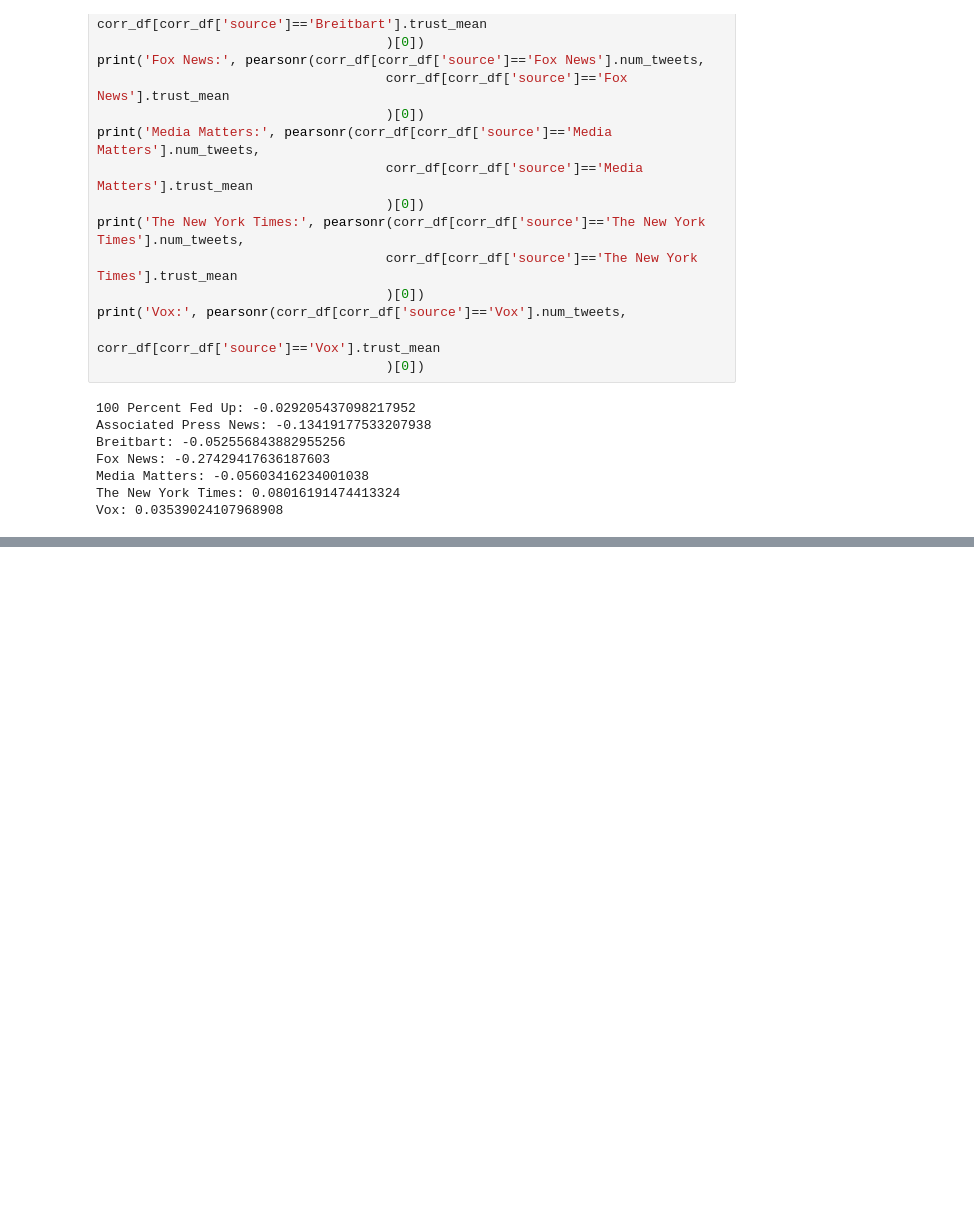
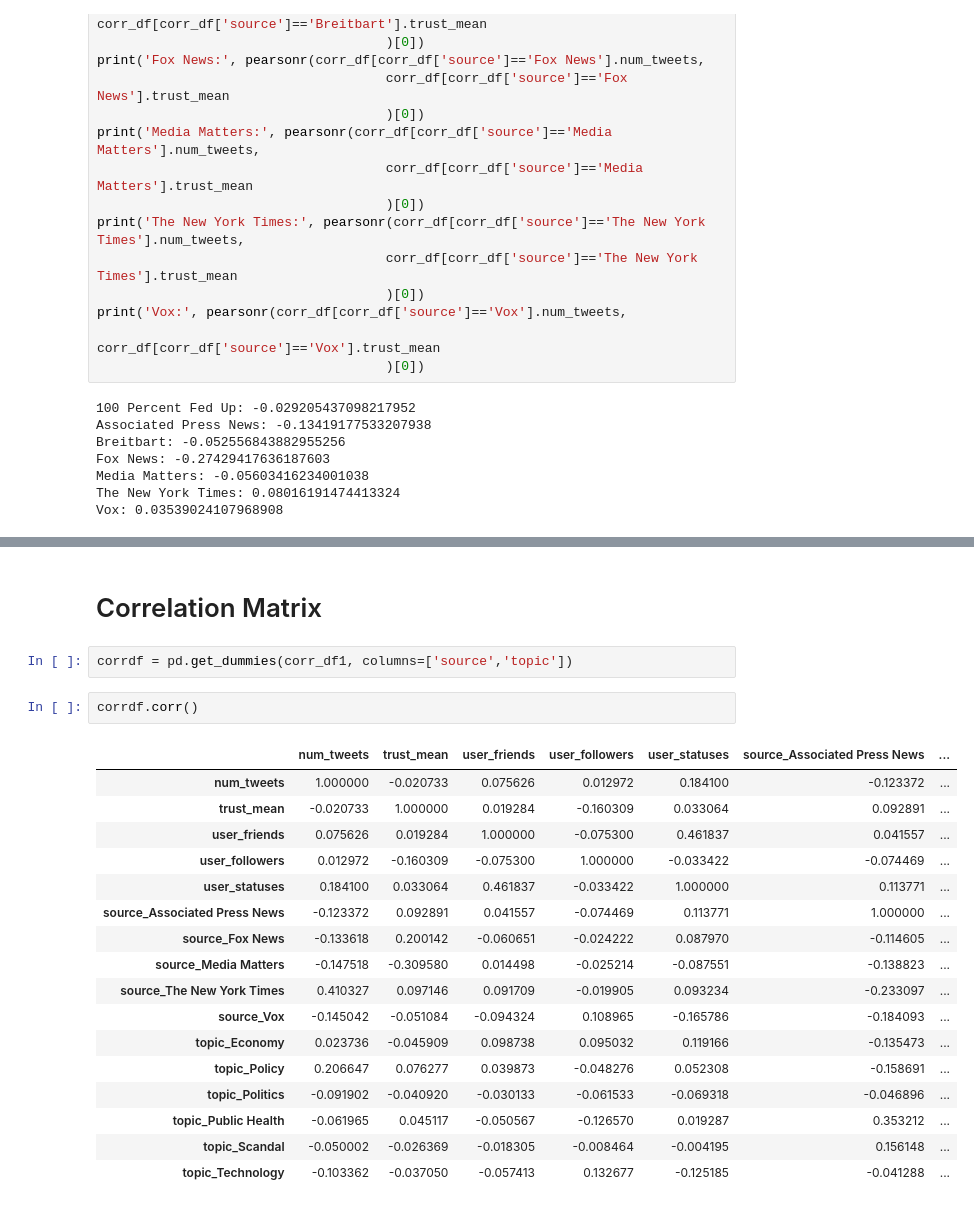
Before and after one commit to fagan2888/tweet-url-relationships, a Jupyter notebook: notebooks/Tweet Trust Correlation.ipynb, the cells around one changed output, grey strips where cells are left out. Saved outputs shown, nothing was run; the diff lists cells and outputs as text; blank space fills up the shorter version.

```diff
--- a/notebooks/Tweet Trust Correlation.ipynb
+++ b/notebooks/Tweet Trust Correlation.ipynb
@@ -304,0 +366,24 @@ Vox: 0.03539024107968908
+# %% [markdown]
+# Correlation Matrix
+# %%
+corrdf = pd.get_dummies(corr_df1, columns=['source','topic'])
+# %%
+corrdf.corr()
+# %% [output]
+|  | num_tweets | trust_mean | user_friends | user_followers | user_statuses | source_Associated Press News | ... |
+| num_tweets | 1.000000 | -0.020733 | 0.075626 | 0.012972 | 0.184100 | -0.123372 | ... |
+| trust_mean | -0.020733 | 1.000000 | 0.019284 | -0.160309 | 0.033064 | 0.092891 | ... |
+| user_friends | 0.075626 | 0.019284 | 1.000000 | -0.075300 | 0.461837 | 0.041557 | ... |
+| user_followers | 0.012972 | -0.160309 | -0.075300 | 1.000000 | -0.033422 | -0.074469 | ... |
+| user_statuses | 0.184100 | 0.033064 | 0.461837 | -0.033422 | 1.000000 | 0.113771 | ... |
+| source_Associated Press News | -0.123372 | 0.092891 | 0.041557 | -0.074469 | 0.113771 | 1.000000 | ... |
+| source_Fox News | -0.133618 | 0.200142 | -0.060651 | -0.024222 | 0.087970 | -0.114605 | ... |
+| source_Media Matters | -0.147518 | -0.309580 | 0.014498 | -0.025214 | -0.087551 | -0.138823 | ... |
+| source_The New York Times | 0.410327 | 0.097146 | 0.091709 | -0.019905 | 0.093234 | -0.233097 | ... |
+| source_Vox | -0.145042 | -0.051084 | -0.094324 | 0.108965 | -0.165786 | -0.184093 | ... |
+| topic_Economy | 0.023736 | -0.045909 | 0.098738 | 0.095032 | 0.119166 | -0.135473 | ... |
+| topic_Policy | 0.206647 | 0.076277 | 0.039873 | -0.048276 | 0.052308 | -0.158691 | ... |
+| topic_Politics | -0.091902 | -0.040920 | -0.030133 | -0.061533 | -0.069318 | -0.046896 | ... |
+| topic_Public Health | -0.061965 | 0.045117 | -0.050567 | -0.126570 | 0.019287 | 0.353212 | ... |
+| topic_Scandal | -0.050002 | -0.026369 | -0.018305 | -0.008464 | -0.004195 | 0.156148 | ... |
+| topic_Technology | -0.103362 | -0.037050 | -0.057413 | 0.132677 | -0.125185 | -0.041288 | ... |
```
Also changed, not shown: parts of 12 cells of this notebook.
